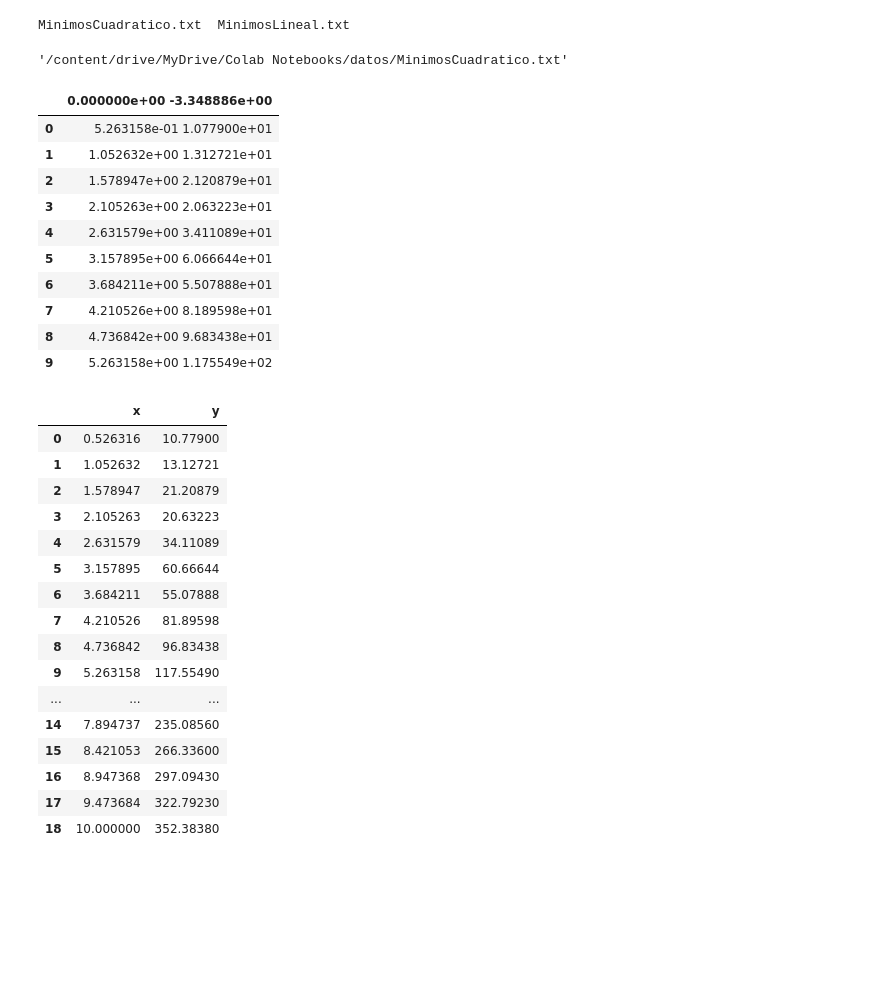
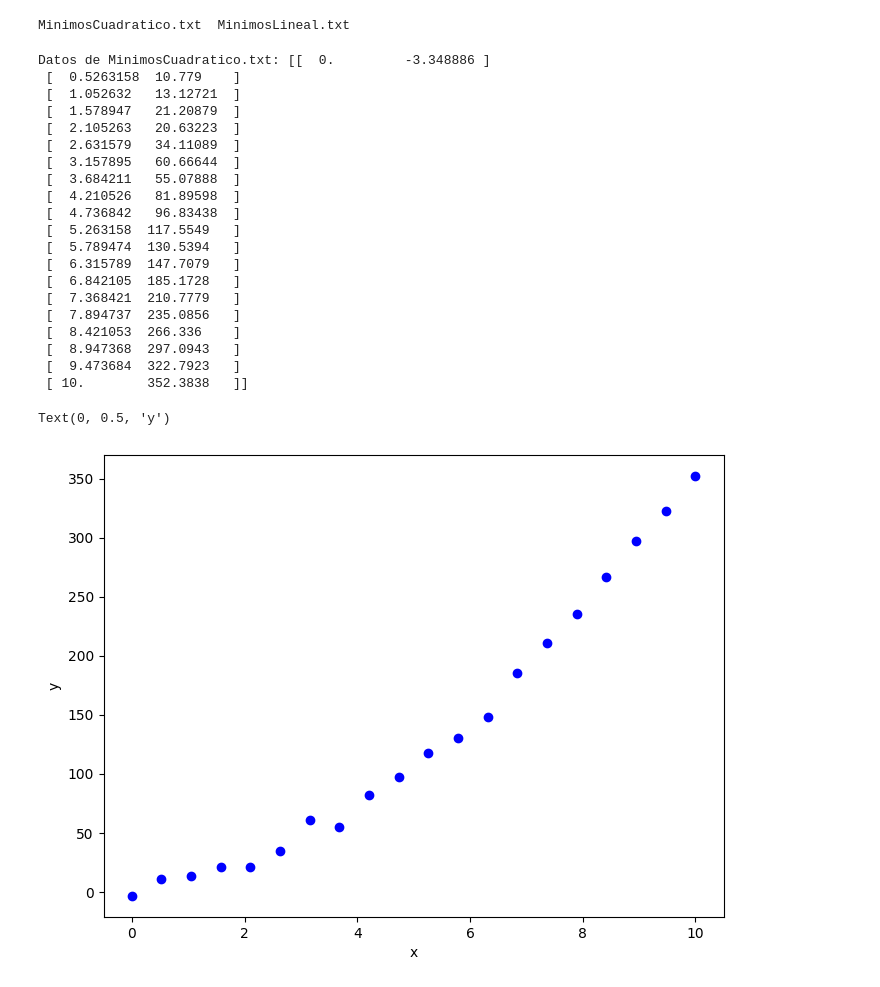
Before and after one commit to Jacofeldman/Metodos1_JacoboFeldman, a Jupyter notebook: Tarea5/Minimo3.ipynb, the cells around one changed output. Saved outputs shown, nothing was run; the diff lists cells and outputs as text; code cells hidden in the pictures; blank space fills up the shorter version.

```diff
--- a/Tarea5/Minimo3.ipynb
+++ b/Tarea5/Minimo3.ipynb
@@ -15,47 +15,38 @@ os.chdir("/content/drive/MyDrive/Colab Notebooks/datos/")
 !ls
 # %% [output]
 MinimosCuadratico.txt  MinimosLineal.txt
-# %%
-file = '/content/drive/MyDrive/Colab Notebooks/datos/MinimosCuadratico.txt'
-file
-# %% [output]
-'/content/drive/MyDrive/Colab Notebooks/datos/MinimosCuadratico.txt'
-# %%
-
-data = pd.read_csv(file)
-data.head(10)
-# %% [output]
-|  | 0.000000e+00 -3.348886e+00 |
-| 0 | 5.263158e-01 1.077900e+01 |
-| 1 | 1.052632e+00 1.312721e+01 |
-| 2 | 1.578947e+00 2.120879e+01 |
-| 3 | 2.105263e+00 2.063223e+01 |
-| 4 | 2.631579e+00 3.411089e+01 |
-| 5 | 3.157895e+00 6.066644e+01 |
-| 6 | 3.684211e+00 5.507888e+01 |
-| 7 | 4.210526e+00 8.189598e+01 |
-| 8 | 4.736842e+00 9.683438e+01 |
-| 9 | 5.263158e+00 1.175549e+02 |
-# %%
-data = pd.read_csv(file,sep=' ')
-data.columns = ['x','y']
-data
-# %% [output]
-|  | x | y |
-| 0 | 0.526316 | 10.77900 |
-| 1 | 1.052632 | 13.12721 |
-| 2 | 1.578947 | 21.20879 |
-| 3 | 2.105263 | 20.63223 |
-| 4 | 2.631579 | 34.11089 |
-| 5 | 3.157895 | 60.66644 |
-| 6 | 3.684211 | 55.07888 |
-| 7 | 4.210526 | 81.89598 |
-| 8 | 4.736842 | 96.83438 |
-| 9 | 5.263158 | 117.55490 |
-| ... | ... | ... |
-| 14 | 7.894737 | 235.08560 |
-| 15 | 8.421053 | 266.33600 |
-| 16 | 8.947368 | 297.09430 |
-| 17 | 9.473684 | 322.79230 |
-| 18 | 10.000000 | 352.38380 |
+# %%
+ruta_cuadratico = "/content/drive/MyDrive/Colab Notebooks/datos/MinimosCuadratico.txt"
+# leer archivo 'MinimosCuadratico.txt' y guardarlo en otro array
+data_quadratic = np.loadtxt(ruta_cuadratico)
+# Verificación opcional: mostrar los primeros datos
+print("Datos de MinimosCuadratico.txt:", data_quadratic)
+x_data_quad, y_data_quad = data_quadratic[:, 0], data_quadratic[:, 1]
+plt.figure(figsize=(8, 6))
+plt.scatter(x_data_quad, y_data_quad, color='blue', label='Datos')
+plt.xlabel('x')
+plt.ylabel('y')
+# %% [output]
+Datos de MinimosCuadratico.txt: [[  0.         -3.348886 ]
+ [  0.5263158  10.779    ]
+ [  1.052632   13.12721  ]
+ [  1.578947   21.20879  ]
+ [  2.105263   20.63223  ]
+ [  2.631579   34.11089  ]
+ [  3.157895   60.66644  ]
+ [  3.684211   55.07888  ]
+ [  4.210526   81.89598  ]
+ [  4.736842   96.83438  ]
+ [  5.263158  117.5549   ]
+ [  5.789474  130.5394   ]
+ [  6.315789  147.7079   ]
+ [  6.842105  185.1728   ]
+ [  7.368421  210.7779   ]
+ [  7.894737  235.0856   ]
+ [  8.421053  266.336    ]
+ [  8.947368  297.0943   ]
+ [  9.473684  322.7923   ]
+ [ 10.        352.3838   ]]
+Text(0, 0.5, 'y')
+[figure, added]
 # %%
```
Also changed, not shown: parts of 1 cell of this notebook.
